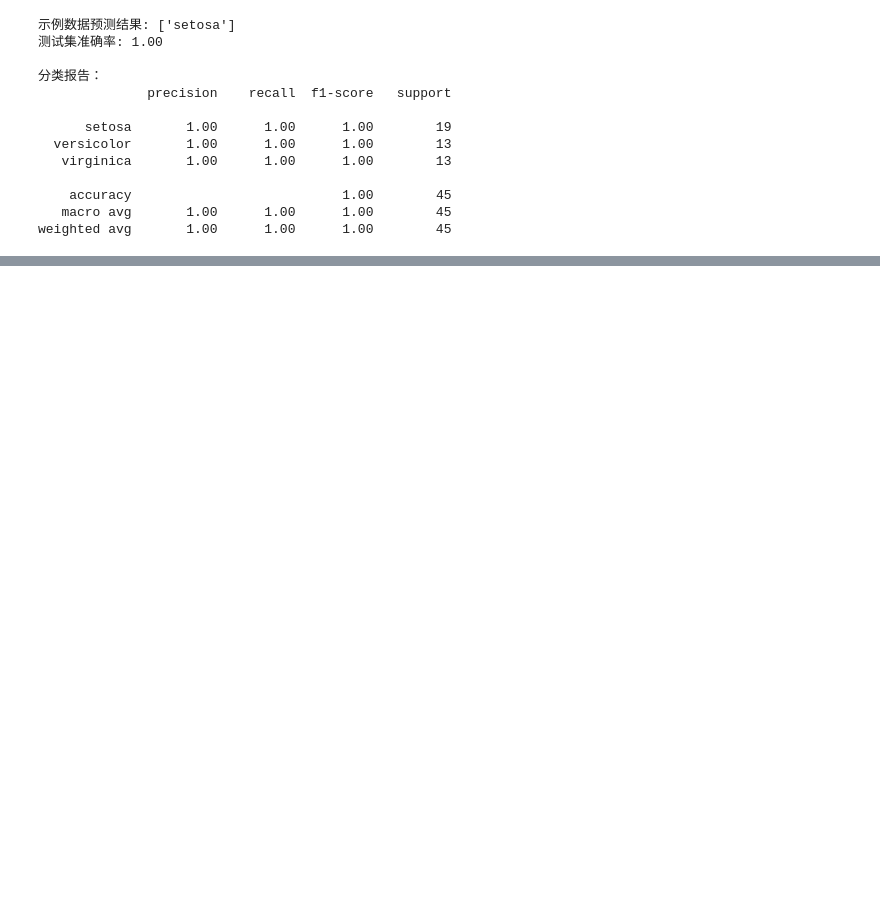
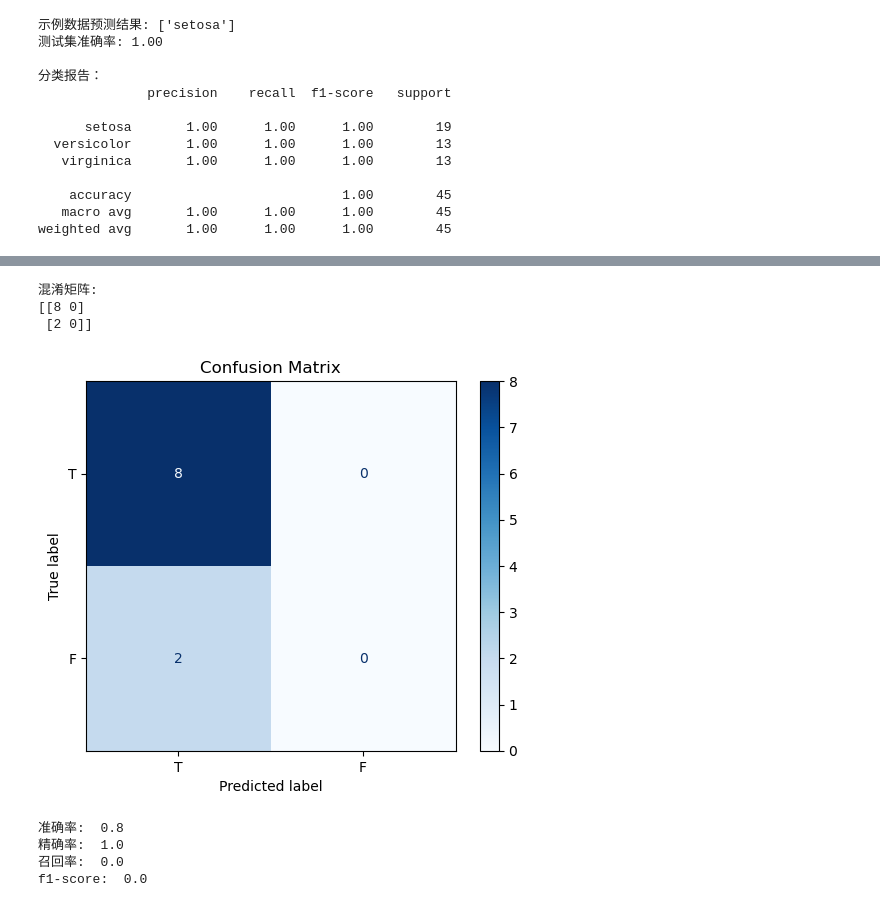
Before and after one commit to superdonkey007/Hands_On_ML, a Jupyter notebook: 2-TraditionalClassification.ipynb, the cells around one changed output, grey strips where cells are left out. Drawn from its saved outputs; the diff is of its cells as text; code cells hidden in the pictures; blank space fills up the shorter version.

```diff
--- a/2-TraditionalClassification.ipynb
+++ b/2-TraditionalClassification.ipynb
@@ -291,0 +440,35 @@ weighted avg       1.00      1.00      1.00        45
+# %%
+# 绘制混淆矩阵
+from sklearn.metrics import confusion_matrix, ConfusionMatrixDisplay
+import matplotlib.pyplot as plt
+from sklearn.metrics import accuracy_score, precision_score, recall_score, f1_score
+
+#
+y_test = [0, 0, 0, 0, 0, 0, 0, 1, 1, 0]  # 真实标签
+y_pred = [0,0,0,0,0,0,0,0,0,0]  # 预测标签
+# 计算混淆矩阵
+cm = confusion_matrix(y_test, y_pred)
+
+# 输出混淆矩阵
+print("混淆矩阵:")
+print(cm)
+
+# 绘制混淆矩阵
+disp = ConfusionMatrixDisplay(confusion_matrix=cm, display_labels=['T', 'F'])
+disp.plot(cmap=plt.cm.Blues)
+plt.title("Confusion Matrix")
+plt.show()
+
+print('准确率: ', accuracy_score(y_test, y_pred))
+print('精确率: ', precision_score(y_test, y_pred,zero_division=1))
+print('召回率: ', recall_score(y_test, y_pred))
+print('f1-score: ', f1_score(y_test, y_pred))
+# %% [output]
+混淆矩阵:
+[[8 0]
+ [2 0]]
+[figure, added]
+准确率:  0.8
+精确率:  1.0
+召回率:  0.0
+f1-score:  0.0
```
Also changed, not shown: parts of 11 cells of this notebook, 6 other files.
